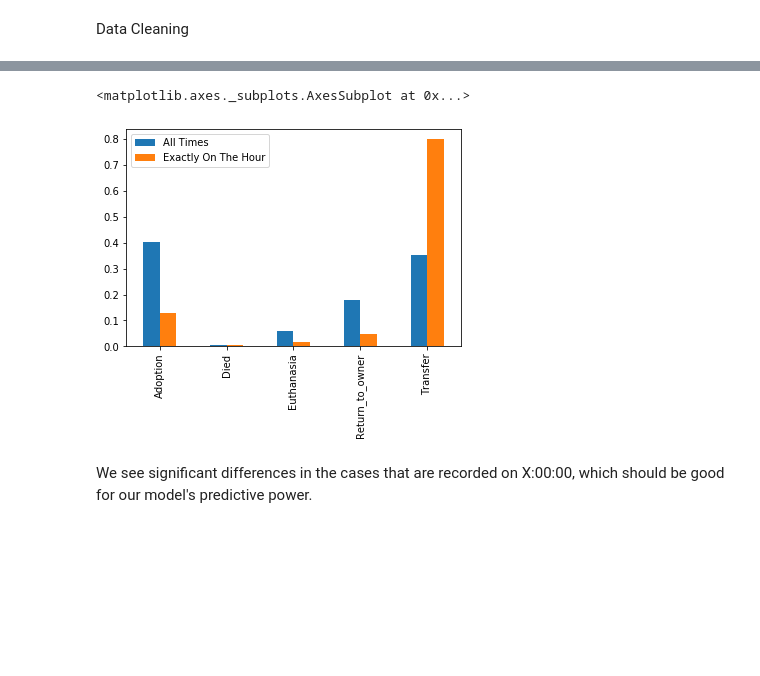
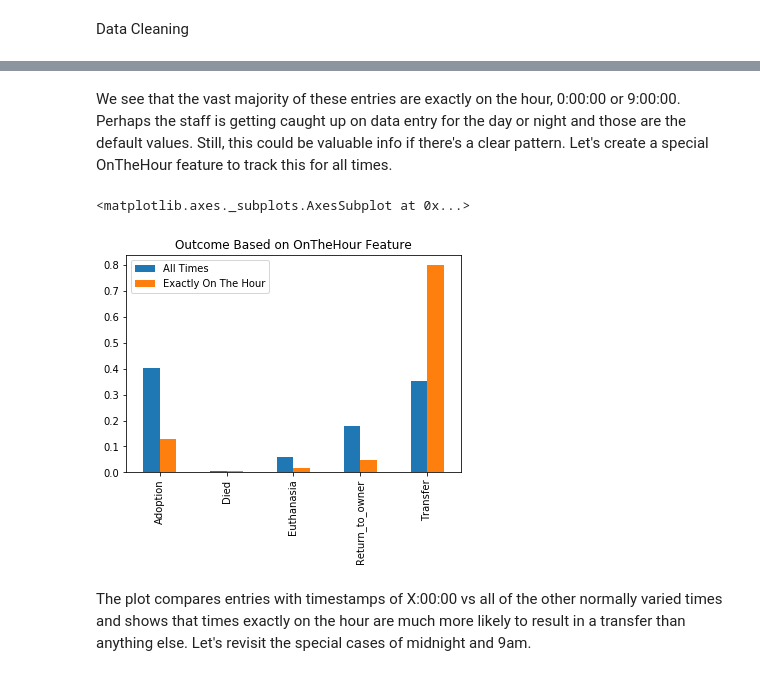
Before and after one commit to db-lab/portfolio, a Jupyter notebook: animal_shelter/atx_animal_shelter.ipynb, the cells around one changed output, grey strips where cells are left out. Drawn from its saved outputs; the diff is of its cells as text; code cells hidden in the pictures; blank space fills up the shorter version.

```diff
--- a/animal_shelter/atx_animal_shelter.ipynb
+++ b/animal_shelter/atx_animal_shelter.ipynb
@@ -102,0 +137,2 @@ test = extract_markings(test)
+# %%
+train = train.drop(columns=['Tabby','Point','Tiger','Brindle','Smoke','Tick','Merle'])
@@ -239,16 +263,18 @@ DateTime      OutcomeType
+# %% [markdown]
+We see that the vast majority of these entries are exactly on the hour, 0:00:00 or 9:00:00. Perhaps the staff is getting caught up on data entry for the day or night and those are the default values. Still, this could be valuable info if there's a clear pattern. Let's create a special OnTheHour feature to track this for all times.
 # %%
 # Add 'OnTheHour' variable that tracks whether the time is exactly on the hour
 train['OnTheHour'] = (train['DateTime'].dt.minute == 0) & (train['DateTime'].dt.second == 0).astype(int)
 test['OnTheHour'] = (test['DateTime'].dt.minute == 0) & (test['DateTime'].dt.second == 0).astype(int)
 
 all_times = train['OutcomeType'].value_counts(normalize=True)
 on_the_hour = train[train['OnTheHour']==1]['OutcomeType'].value_counts(normalize=True)
 comparison = pd.concat([all_times, on_the_hour], axis=1)
 comparison.columns = ['All Times', 'Exactly On The Hour']
 
-comparison.plot.bar()
+comparison.plot.bar(title = 'Outcome Based on OnTheHour Feature')
 # %% [output]
 <matplotlib.axes._subplots.AxesSubplot at 0x...>
-[figure, old version]
+[figure, new version]
-# %% [markdown]
-We see significant differences in the cases that are recorded on X:00:00, which should be good for our model's predictive power.
+# %% [markdown]
+The plot compares entries with timestamps of X:00:00 vs all of the other normally varied times and shows that times exactly on the hour are much more likely to result in a transfer than anything else. Let's revisit the special cases of midnight and 9am.
```
Also changed, not shown: parts of 51 cells of this notebook, 3 other files.
